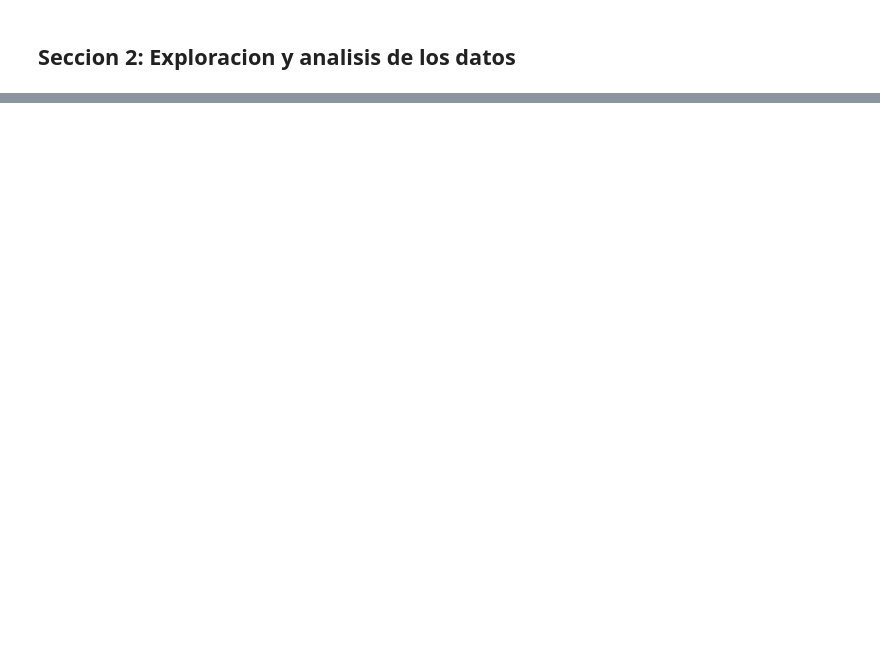
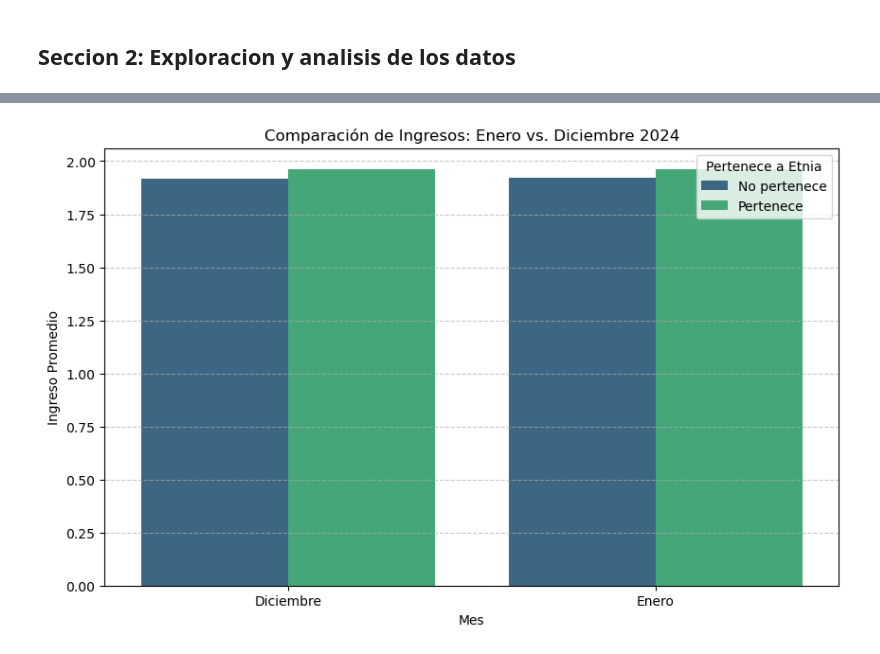
Before and after one commit to Lufe04/FinalAnalitica, a Jupyter notebook: ParcialFinal.ipynb, the cells around one changed output, grey strips where cells are left out. Saved outputs shown, nothing was run; the diff lists cells and outputs as text; code cells hidden in the pictures; blank space fills up the shorter version.

```diff
--- a/ParcialFinal.ipynb
+++ b/ParcialFinal.ipynb
@@ -46,0 +327,87 @@ print(df.head())  # Muestra las primeras 5 filas en formato tabla
+# %%
+import pandas as pd
+import matplotlib.pyplot as plt
+import seaborn as sns
+
+# 1. Cargar datos (ajusta rutas si es necesario)
+enero = pd.read_csv('datos_enero_2024.csv')
+diciembre = pd.read_csv('datos_diciembre_2024.csv')
+
+# 2. Agregar columna 'MES' para identificar los datos
+enero['MES'] = 'Enero'
+diciembre['MES'] = 'Diciembre'
+
+# 3. Unir los dos meses en un solo DataFrame
+df = pd.concat([enero, diciembre], ignore_index=True)
+
+# 4. Verificar nombres de columnas (¡IMPORTANTE!)
+print("Columnas disponibles:", df.columns.tolist())
+
+# 5. Definir nombres de columnas clave (ajusta según tu dataset)
+col_sexo = 'P3271'       # Ejemplo: Columna de sexo (1=Hombre, 2=Mujer)
+col_etnia = 'P6080'       # Columna de grupo étnico (1-6)
+col_ingreso = 'P7495'     # Columna de ingresos
+
+# 6. Mapear sexo (si no existe, buscar alternativas)
+if col_sexo in df.columns:
+    df['Sexo'] = df[col_sexo].map({1: 'Hombre', 2: 'Mujer'})
+else:
+    # Buscar columnas alternativas (ej: 'SEXO', 'P6020')
+    posibles_sexo = [col for col in df.columns if 'sexo' in col.lower() or '6020' in col]
+    if posibles_sexo:
+        col_sexo = posibles_sexo[0]
+        df['Sexo'] = df[col_sexo].map({1: 'Hombre', 2: 'Mujer'})
+    else:
+        raise KeyError("ERROR: No se encontró la columna de sexo.")
+
+# 7. Procesar etnia (según tu descripción)
+etnia_map = {
+    1: 'Indígena',
+    2: 'Gitano(a)',
+    3: 'Raizal',
+    4: 'Palenquero(a)',
+    5: 'Afrocolombiano(a)',
+    6: 'Ninguno'
+}
+
+df['Grupo_Etnico'] = df[col_etnia].map(etnia_map)
+df['Etnia_Pertenece'] = df[col_etnia].apply(lambda x: 'Pertenece' if x in [1,2,3,4,5] else 'No pertenece')
+
+# 8. Calcular ingreso promedio por MES, SEXO y ETNIA
+ingreso_promedio = df.groupby(['MES', 'Sexo', 'Etnia_Pertenece'])[col_ingreso].mean().reset_index()
+
+# 9. Gráfico comparativo (Enero vs. Diciembre)
+plt.figure(figsize=(10, 6))
+sns.barplot(
+    data=ingreso_promedio,
+    x='MES',
+    y=col_ingreso,
+    hue='Etnia_Pertenece',
+    palette='viridis',
+    errorbar=None
+)
+plt.title('Comparación de Ingresos: Enero vs. Diciembre 2024')
+plt.xlabel('Mes')
+plt.ylabel('Ingreso Promedio')
+plt.legend(title='Pertenece a Etnia')
+plt.grid(axis='y', linestyle='--', alpha=0.7)
+plt.show()
+
+# 10. Gráficos separados por SEXO
+for sexo in ['Hombre', 'Mujer']:
+    plt.figure(figsize=(8, 5))
+    sns.barplot(
+        data=ingreso_promedio[ingreso_promedio['Sexo'] == sexo],
+        x='MES',
+        y=col_ingreso,
+        hue='Etnia_Pertenece',
+        palette='viridis',
+        errorbar=None
+    )
+    plt.title(f'Ingresos de {sexo}s: Enero vs. Diciembre 2024')
+    plt.xlabel('Mes')
+    plt.ylabel('Ingreso Promedio')
+    plt.legend(title='Pertenece a Etnia')
+    plt.grid(axis='y', linestyle='--', alpha=0.7)
+    plt.show()
+# %% [output]
@@ -46,0 +415 @@ print(df.head())  # Muestra las primeras 5 filas en formato tabla
+[figure, added]
```
Also changed, not shown: parts of 47 cells of this notebook, 9 other files.
